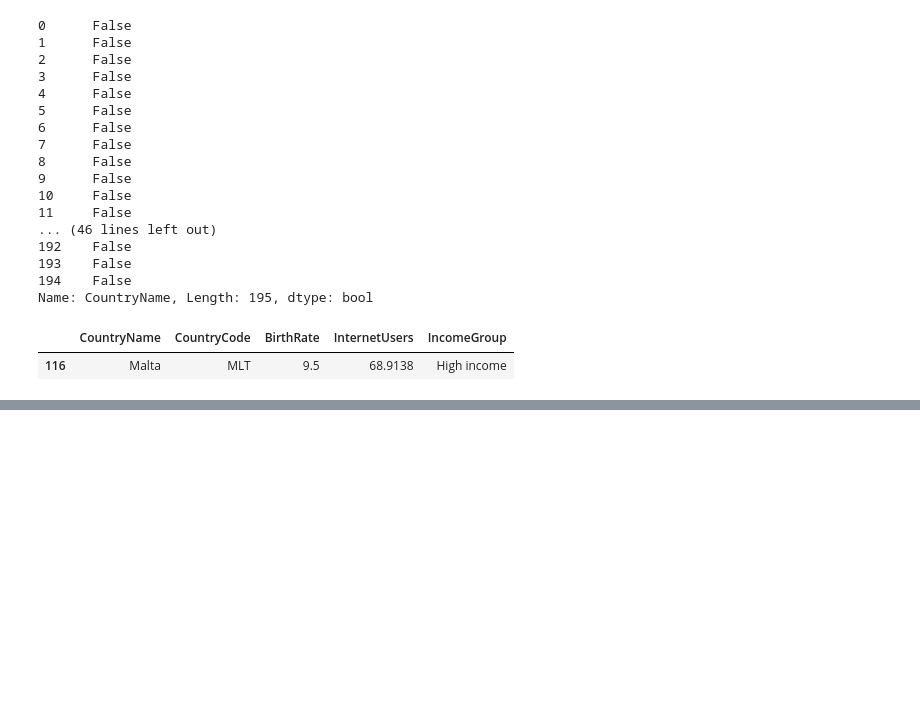
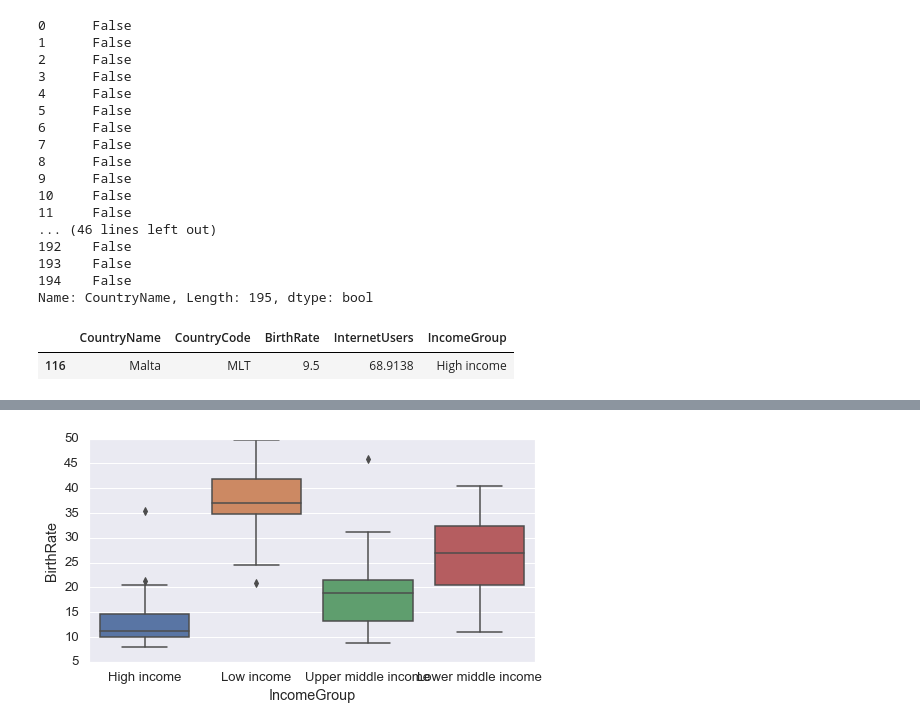
Before and after one commit to moshohel/python-for-data-science, a Jupyter notebook: Data Frames.ipynb, the cells around one changed output, grey strips where cells are left out. Cells and saved outputs as stored; diff of their text form; code cells hidden in the pictures; blank space fills up the shorter version.

```diff
--- a/Data Frames.ipynb
+++ b/Data Frames.ipynb
@@ -646,0 +732,5 @@ stats[stats.CountryName == "Malta"]
+# %%
+#Boxplots:
+vis2 = sns.boxplot(data=stats, x="IncomeGroup", y="BirthRate")
+# %% [output]
+[figure, added]
```
Also changed, not shown: parts of 31 cells of this notebook, 4 other files.
